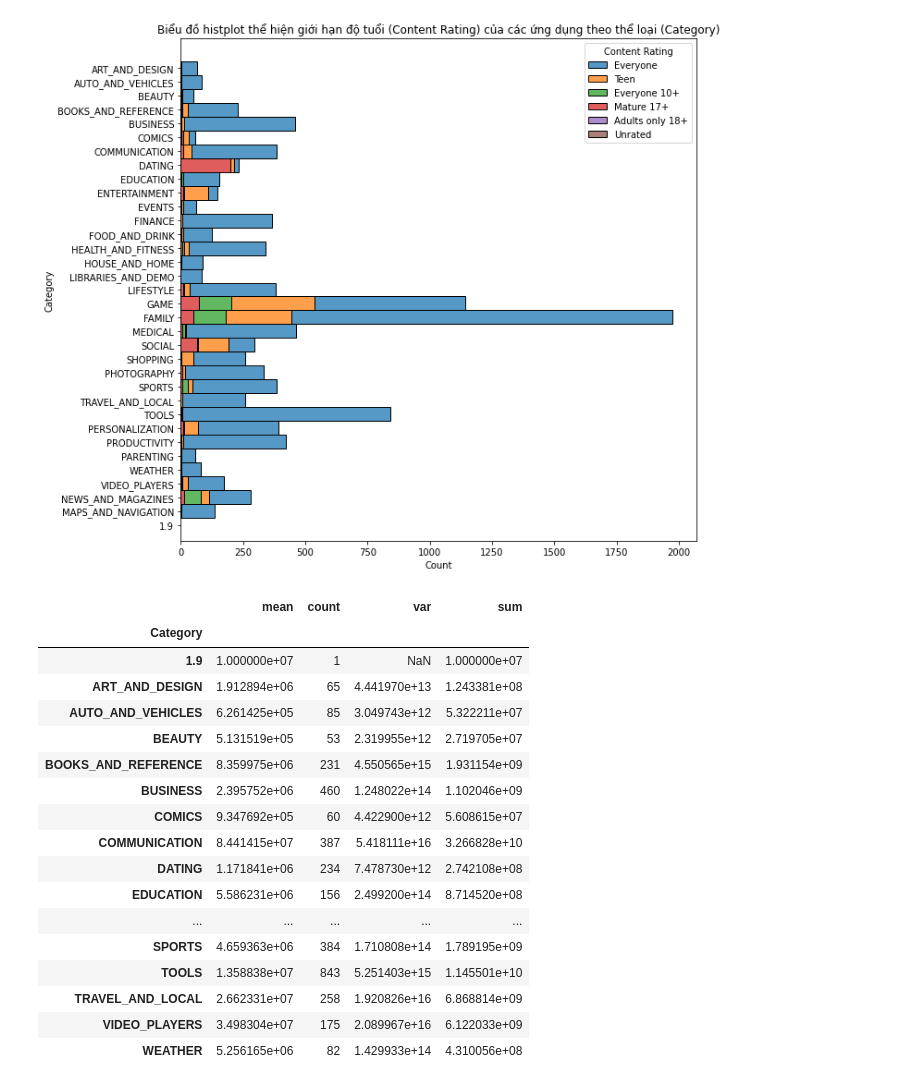
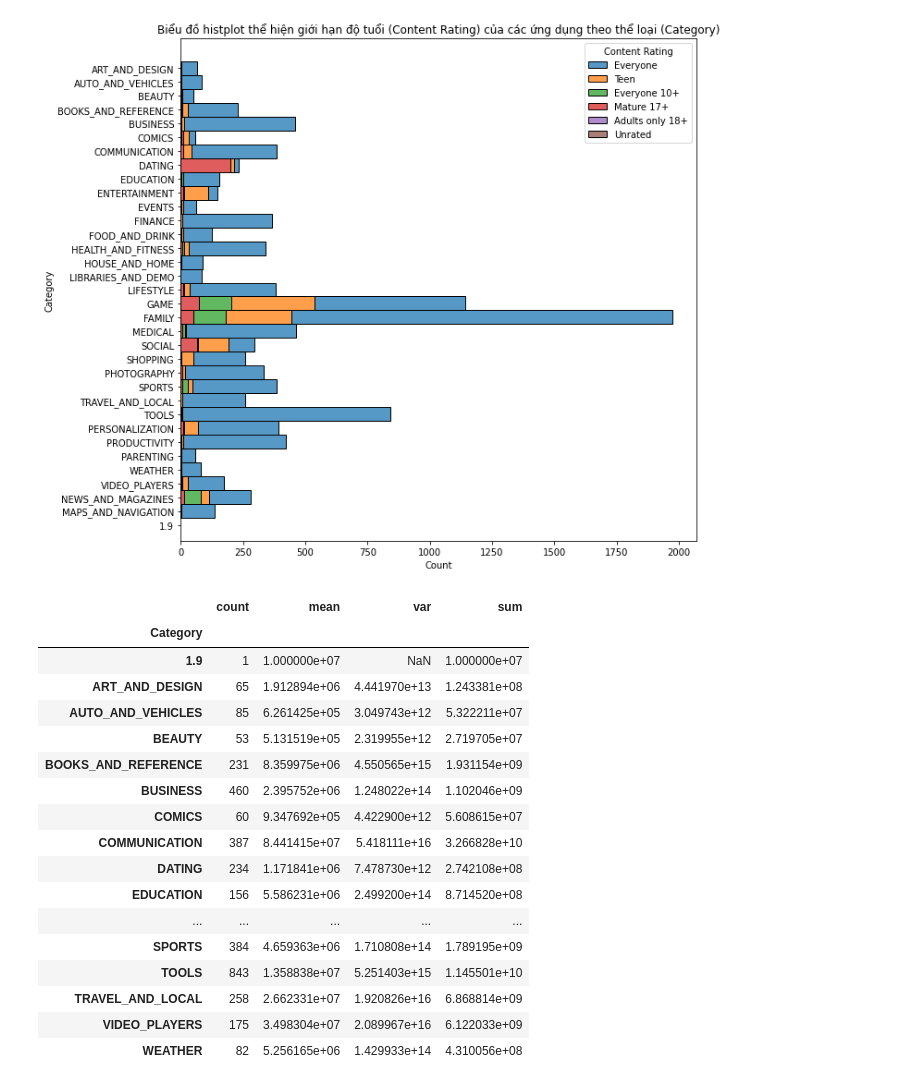
Before and after one commit to trankhanh040147/Nhom_30_PhanTichUngDungCHPlay, a Jupyter notebook: Project.ipynb, the cells around one changed output. Cells and saved outputs as stored; diff of their text form; code cells hidden in the pictures.

```diff
--- a/Project.ipynb
+++ b/Project.ipynb
@@ -287,25 +287,25 @@ plt.show()
 # %% [output]
 [figure]
 # %%
-ts = pd.DataFrame(df, columns=['App','Category','Rating','Reviews','Size','Installs','Type','Price','Content Rating','Genres','Last Updated','Current Ver','Android Ver'])
+ts = pd.DataFrame(df)
 gk = ts.groupby('Category')['Installs'].agg({'count', 'sum', 'mean', 'var'})
 gk
 # %% [output]
-|  | mean | count | var | sum |
+|  | count | mean | var | sum |
 | Category |  |  |  |  |
-| 1.9 | 1.000000e+07 | 1 | NaN | 1.000000e+07 |
-| ART_AND_DESIGN | 1.912894e+06 | 65 | 4.441970e+13 | 1.243381e+08 |
-| AUTO_AND_VEHICLES | 6.261425e+05 | 85 | 3.049743e+12 | 5.322211e+07 |
-| BEAUTY | 5.131519e+05 | 53 | 2.319955e+12 | 2.719705e+07 |
-| BOOKS_AND_REFERENCE | 8.359975e+06 | 231 | 4.550565e+15 | 1.931154e+09 |
-| BUSINESS | 2.395752e+06 | 460 | 1.248022e+14 | 1.102046e+09 |
-| COMICS | 9.347692e+05 | 60 | 4.422900e+12 | 5.608615e+07 |
-| COMMUNICATION | 8.441415e+07 | 387 | 5.418111e+16 | 3.266828e+10 |
-| DATING | 1.171841e+06 | 234 | 7.478730e+12 | 2.742108e+08 |
-| EDUCATION | 5.586231e+06 | 156 | 2.499200e+14 | 8.714520e+08 |
+| 1.9 | 1 | 1.000000e+07 | NaN | 1.000000e+07 |
+| ART_AND_DESIGN | 65 | 1.912894e+06 | 4.441970e+13 | 1.243381e+08 |
+| AUTO_AND_VEHICLES | 85 | 6.261425e+05 | 3.049743e+12 | 5.322211e+07 |
+| BEAUTY | 53 | 5.131519e+05 | 2.319955e+12 | 2.719705e+07 |
+| BOOKS_AND_REFERENCE | 231 | 8.359975e+06 | 4.550565e+15 | 1.931154e+09 |
+| BUSINESS | 460 | 2.395752e+06 | 1.248022e+14 | 1.102046e+09 |
+| COMICS | 60 | 9.347692e+05 | 4.422900e+12 | 5.608615e+07 |
+| COMMUNICATION | 387 | 8.441415e+07 | 5.418111e+16 | 3.266828e+10 |
+| DATING | 234 | 1.171841e+06 | 7.478730e+12 | 2.742108e+08 |
+| EDUCATION | 156 | 5.586231e+06 | 2.499200e+14 | 8.714520e+08 |
 | ... | ... | ... | ... | ... |
-| SPORTS | 4.659363e+06 | 384 | 1.710808e+14 | 1.789195e+09 |
-| TOOLS | 1.358838e+07 | 843 | 5.251403e+15 | 1.145501e+10 |
-| TRAVEL_AND_LOCAL | 2.662331e+07 | 258 | 1.920826e+16 | 6.868814e+09 |
-| VIDEO_PLAYERS | 3.498304e+07 | 175 | 2.089967e+16 | 6.122033e+09 |
-| WEATHER | 5.256165e+06 | 82 | 1.429933e+14 | 4.310056e+08 |
+| SPORTS | 384 | 4.659363e+06 | 1.710808e+14 | 1.789195e+09 |
+| TOOLS | 843 | 1.358838e+07 | 5.251403e+15 | 1.145501e+10 |
+| TRAVEL_AND_LOCAL | 258 | 2.662331e+07 | 1.920826e+16 | 6.868814e+09 |
+| VIDEO_PLAYERS | 175 | 3.498304e+07 | 2.089967e+16 | 6.122033e+09 |
+| WEATHER | 82 | 5.256165e+06 | 1.429933e+14 | 4.310056e+08 |
```
Also changed, not shown: parts of 2 cells of this notebook.
